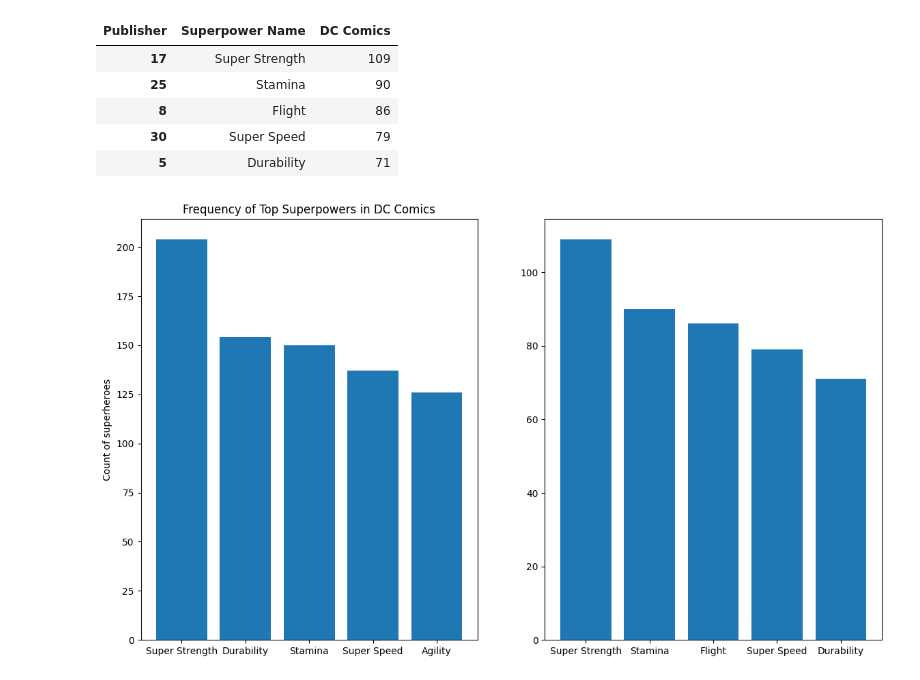
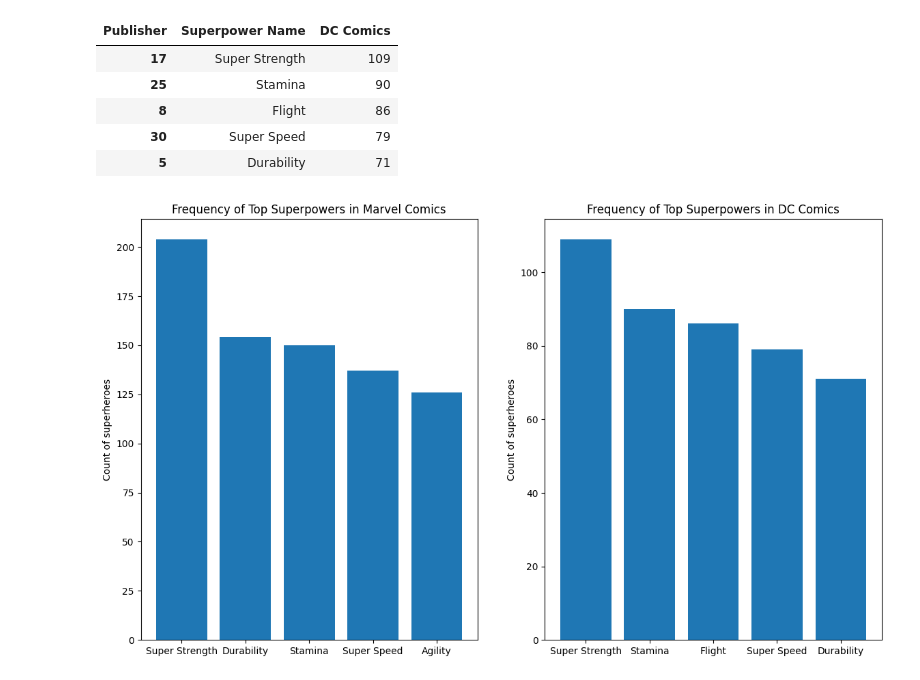
Before and after one commit to GraceMwende/Data_science_notebooks, a Jupyter notebook: Resources/Pandas_Data_Cleaning.ipynb, the cells around one changed output. Cells and saved outputs as stored; diff of their text form; code cells hidden in the pictures.

```diff
--- a/Resources/Pandas_Data_Cleaning.ipynb
+++ b/Resources/Pandas_Data_Cleaning.ipynb
@@ -673,12 +696,12 @@ DC_common
 # %%
 #plot a bachart for the both the Marvel and the DC comics
 fig, (ax1,ax2) = plt.subplots(ncols=2,figsize=(14,8))
 
 ax1.bar(marvel_common['Superpower Name'],marvel_common['Marvel Comics'])
 ax2.bar(DC_common['Superpower Name'],DC_common['DC Comics'])
 
 
 ax1.set(ylabel='Count of superheroes',title='Frequency of Top Superpowers in Marvel Comics')
-ax1.set(ylabel='Count of superheroes',title='Frequency of Top Superpowers in DC Comics');
+ax2.set(ylabel='Count of superheroes',title='Frequency of Top Superpowers in DC Comics');
 # %% [output]
-[figure, old version]
+[figure, new version]
```
Also changed, not shown: parts of 11 cells of this notebook.
